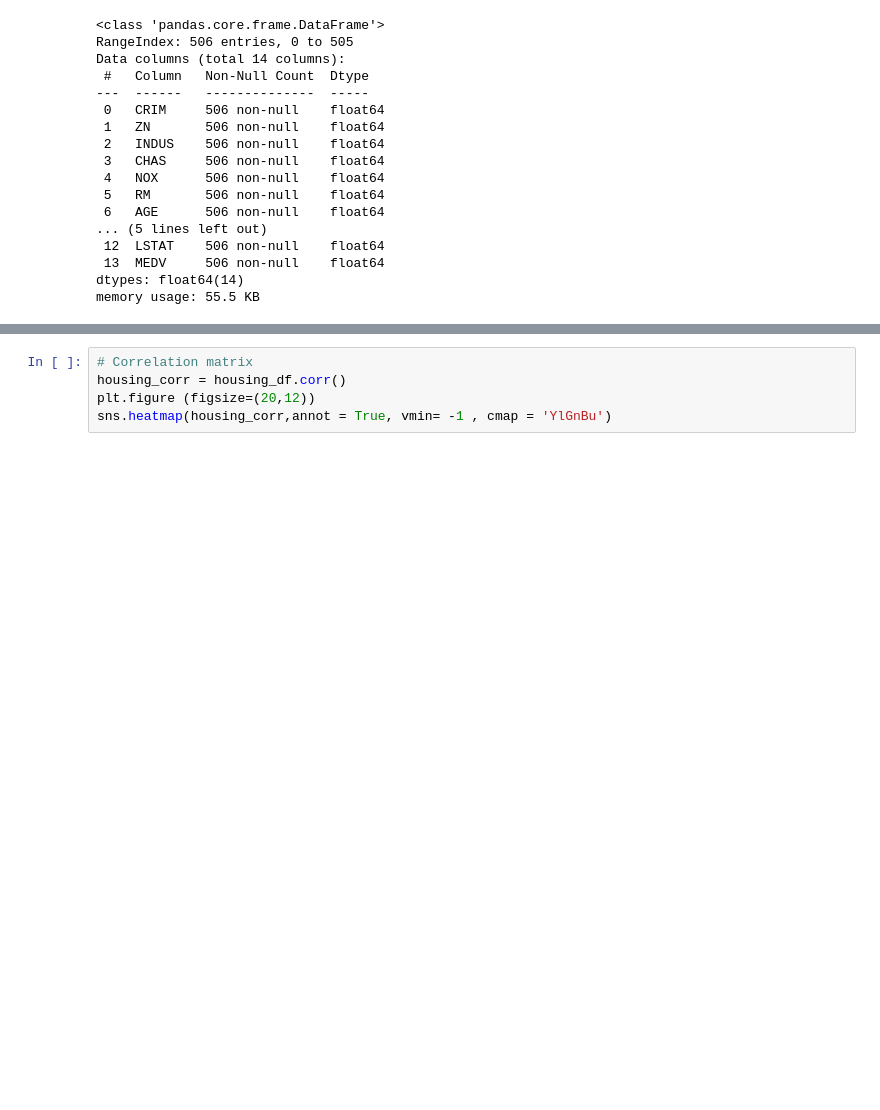
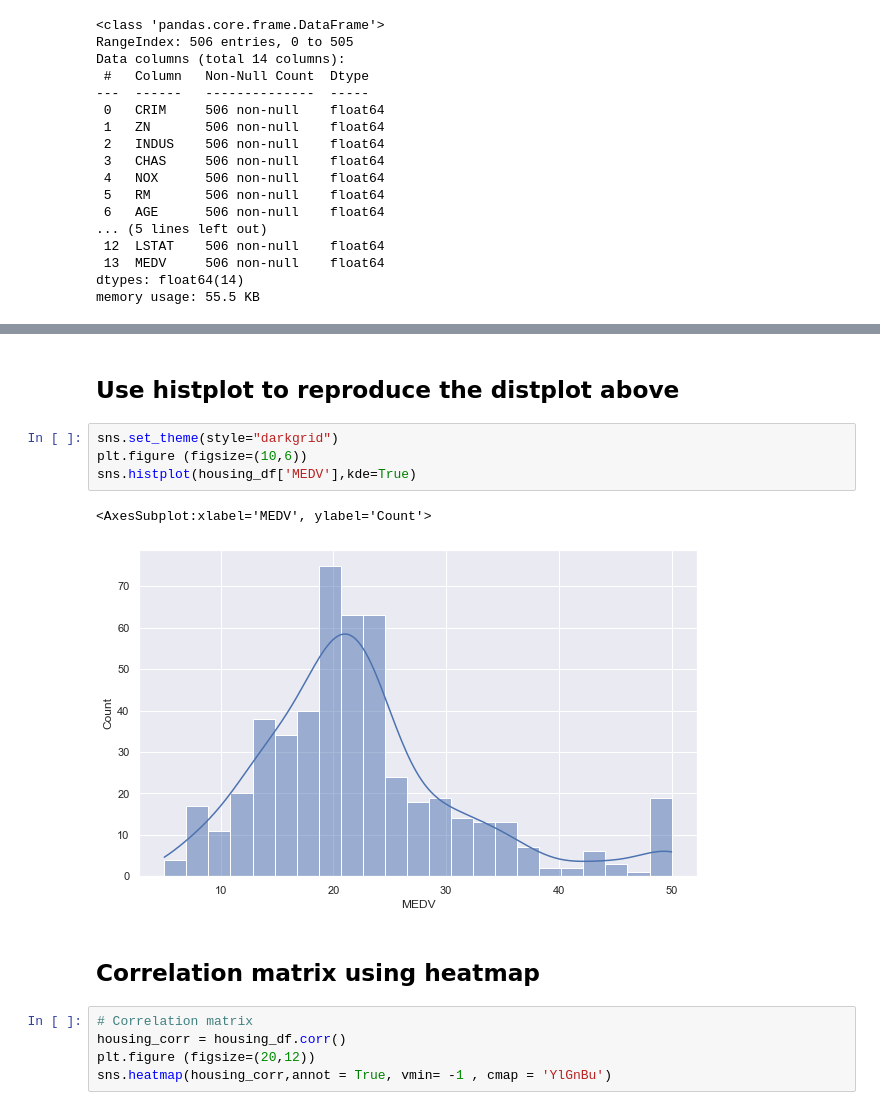
Before and after one commit to gaoqian310/Housing_Analysis, a Jupyter notebook: housing_analysis.ipynb, the cells around one changed output, grey strips where cells are left out. Saved outputs shown, nothing was run; the diff lists cells and outputs as text; blank space fills up the shorter version.

```diff
--- a/housing_analysis.ipynb
+++ b/housing_analysis.ipynb
@@ -93,3 +102,14 @@ sns.displot(housing_df['MEDV'])
+# %% [markdown]
+## Use histplot to reproduce the distplot above
+# %%
+sns.set_theme(style="darkgrid")
+plt.figure (figsize=(10,6))
+sns.histplot(housing_df['MEDV'],kde=True)
+# %% [output]
+<AxesSubplot:xlabel='MEDV', ylabel='Count'>
+[figure, added]
+# %% [markdown]
+## Correlation matrix using heatmap
 # %%
 # Correlation matrix
 housing_corr = housing_df.corr()
```
Also changed, not shown: parts of 8 cells of this notebook, 1 other file.
